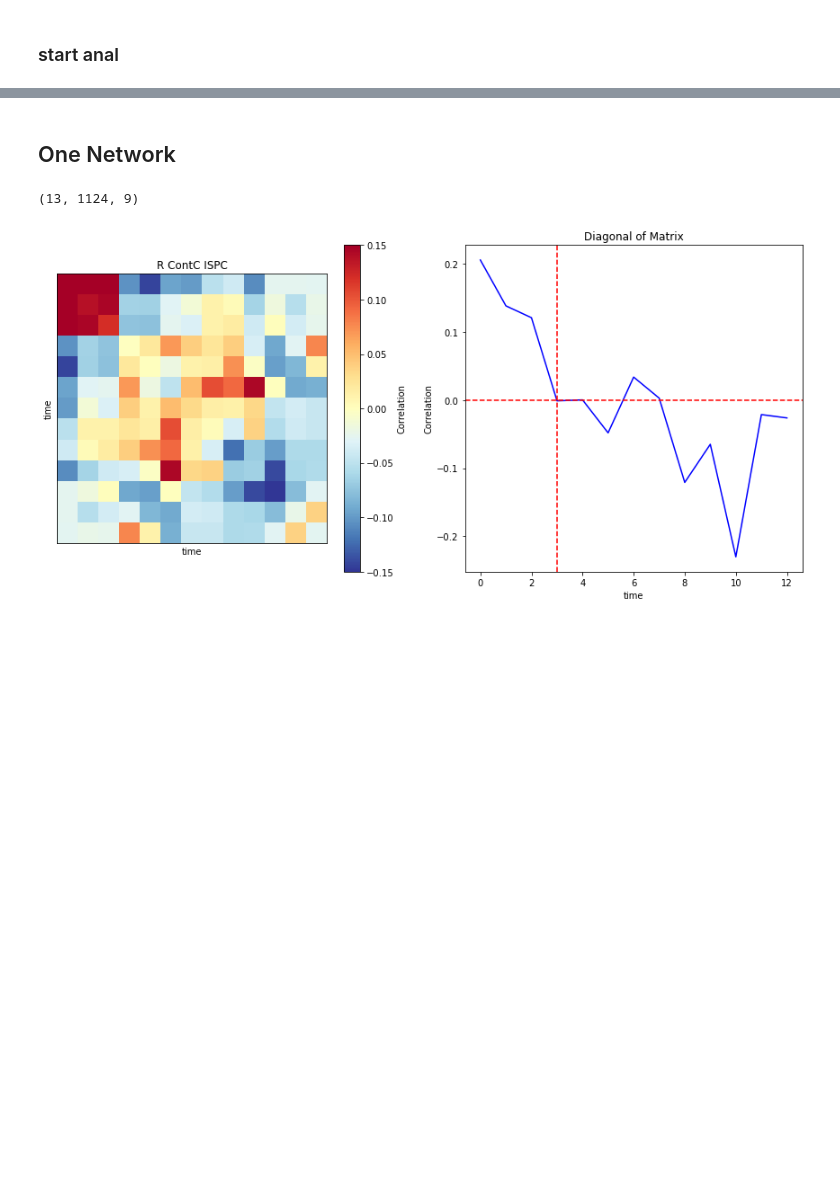
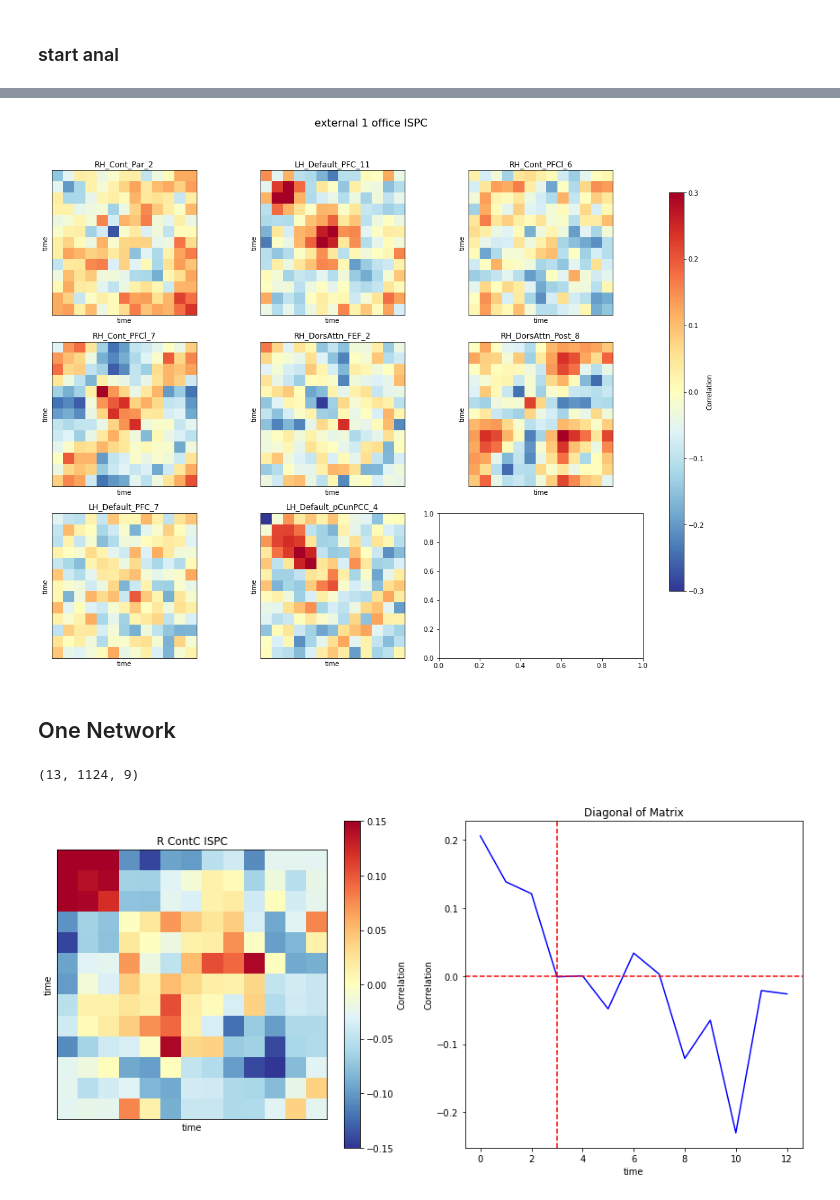
Before and after one commit to isaacrc/MEI_project, a Jupyter notebook: analysis/isPc-permutations.ipynb, the cells around one changed output, grey strips where cells are left out. Cells and saved outputs as stored; diff of their text form; code cells hidden in the pictures; blank space fills up the shorter version.

```diff
--- a/analysis/isPc-permutations.ipynb
+++ b/analysis/isPc-permutations.ipynb
@@ -218,12 +167,0 @@ plt.show()  # Display the plot
-# %%
-targ_cond = "internal"
-#targ_mov = 'oragami'
-hemi = 'R'
-targ_run = 1
-roi = 'R Vis-internal'
-
-targ_dic = {}
-targ_keys = [key for key in list(roi_bpress_ispc.keys()) if key[-8:] == targ_cond]
-targ_keys = [key for key in targ_keys if key[:1] == hemi]
-for key in targ_keys:
-    targ_dic[key] = roi_bpress_ispc[key][targ_run][targ_mov]
@@ -343,3 +305,45 @@ plt.show()
+# %%
+plot_row = 3
+plot_col = 3
+sub_plot_num = 5
+
+# Plot time-point-by-time-point intersubject pattern correlation
+vmin, vmax = -0.3, 0.3
+
+fig, axs = plt.subplots(plot_row, plot_col, figsize=(15, 12))
+
+for ind, roi in enumerate(targ_dic):
+    # calculate ispc
+    # Transpose input data to compute intersubject pattern correlation
+    ispcs = isfc(np.rollaxis(targ_dic[roi], 1, 0),
+                        pairwise=False, vectorize_isfcs=False,
+                        summary_statistic='mean')
+
+
+    # First plot: Matrix
+    title = f'{roi}'  # Choose the appropriate title
+    image = axs[int(ind / plot_col), ind % plot_col].matshow(ispcs, vmin=vmin, vmax=vmax, cmap='RdYlBu_r')
+    axs[int(ind / plot_col), ind % plot_col].set_title(title)
+    axs[int(ind / plot_col), ind % plot_col].set_xticks([])
+    axs[int(ind / plot_col), ind % plot_col].set_yticks([])
+    axs[int(ind / plot_col), ind % plot_col].set_xlabel('time')
+    axs[int(ind / plot_col), ind % plot_col].set_ylabel('time')
+    #cbar = plt.colorbar(image, ax=axs[0])  # Add colorbar
+    #cbar.set_label('Correlation')  # Set colorbar label
+
+# Main title for the entire plot
+plt.suptitle(f'{targ_cond} {targ_run} {targ_mov} ISPC', fontsize=16)
+
+
+# Add a single colorbar for all subplots
+cbar_ax = fig.add_axes([0.92, 0.15, 0.02, 0.7])  # Adjust the position and size of the colorbar
+cbar = plt.colorbar(image, cax=cbar_ax)
+cbar.set_label('Correlation')
+
+plt.tight_layout(rect=[0, 0, 0.9, 0.95])  # Adjust the layout to accommodate the main title
+plt.show()
+# %% [output]
+[figure, added]
 # %% [markdown]
 ## One Network
 # %%
```
Also changed, not shown: parts of 48 cells of this notebook, 1 other file.
